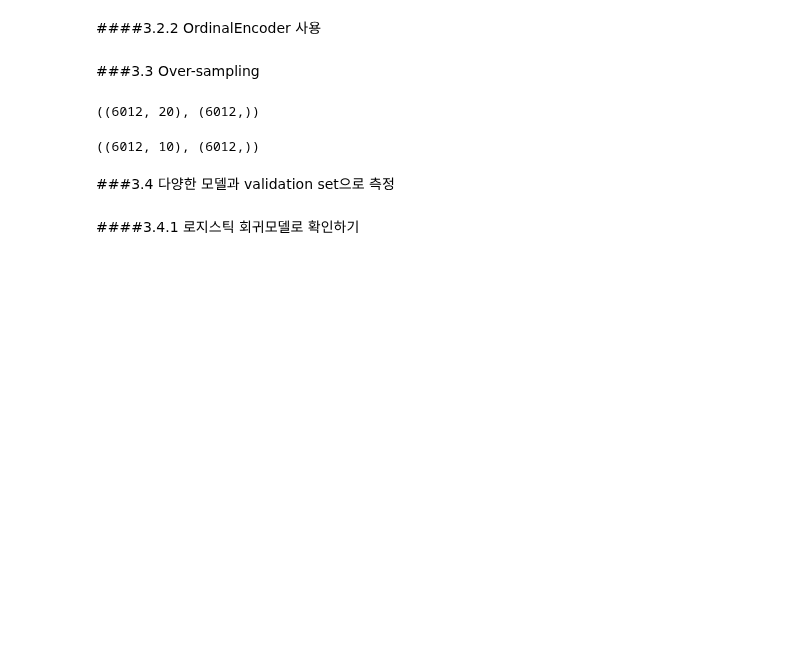
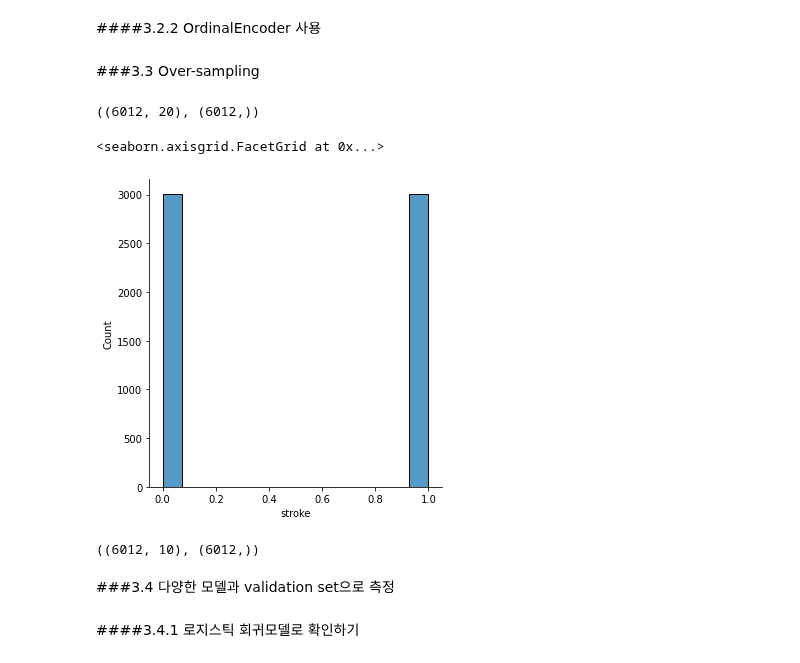
Before and after one commit to sanha-hwang/Stroke-prediction, a Jupyter notebook: Project2_Stroke_Prediction.ipynb, the cells around one changed output. Saved outputs shown, nothing was run; the diff lists cells and outputs as text; code cells hidden in the pictures; blank space fills up the shorter version.

```diff
--- a/Project2_Stroke_Prediction.ipynb
+++ b/Project2_Stroke_Prediction.ipynb
@@ -373,7 +379,7 @@ X_val_en=encoder.transform(X_val)
 X_test_en=encoder.transform(X_test)
 # %%
 scaler= MinMaxScaler()
-X_train_en=scaler.fit_transform(X_train_en)
+X_train_sc=scaler.fit_transform(X_train_en)
 
-X_val_en=scaler.transform(X_val_en)
-X_test_en=scaler.transform(X_test_en)
+X_val_sc=scaler.transform(X_val_en)
+X_test_sc=scaler.transform(X_test_en)
@@ -400,6 +415,11 @@ X_train_enS, y_train_enS = smote.fit_resample(X_train_en, y_train)
 X_train_enS.shape, y_train_enS.shape
 # %% [output]
 ((6012, 20), (6012,))
+# %%
+sns.displot(y_train_enS)
+# %% [output]
+<seaborn.axisgrid.FacetGrid at 0x...>
+[figure, added]
 # %%
 smote_ord=SMOTE()
 X_train_ordS, y_train_ordS = smote_ord.fit_resample(X_train_ord, y_train)
```
Also changed, not shown: parts of 4 cells of this notebook.
